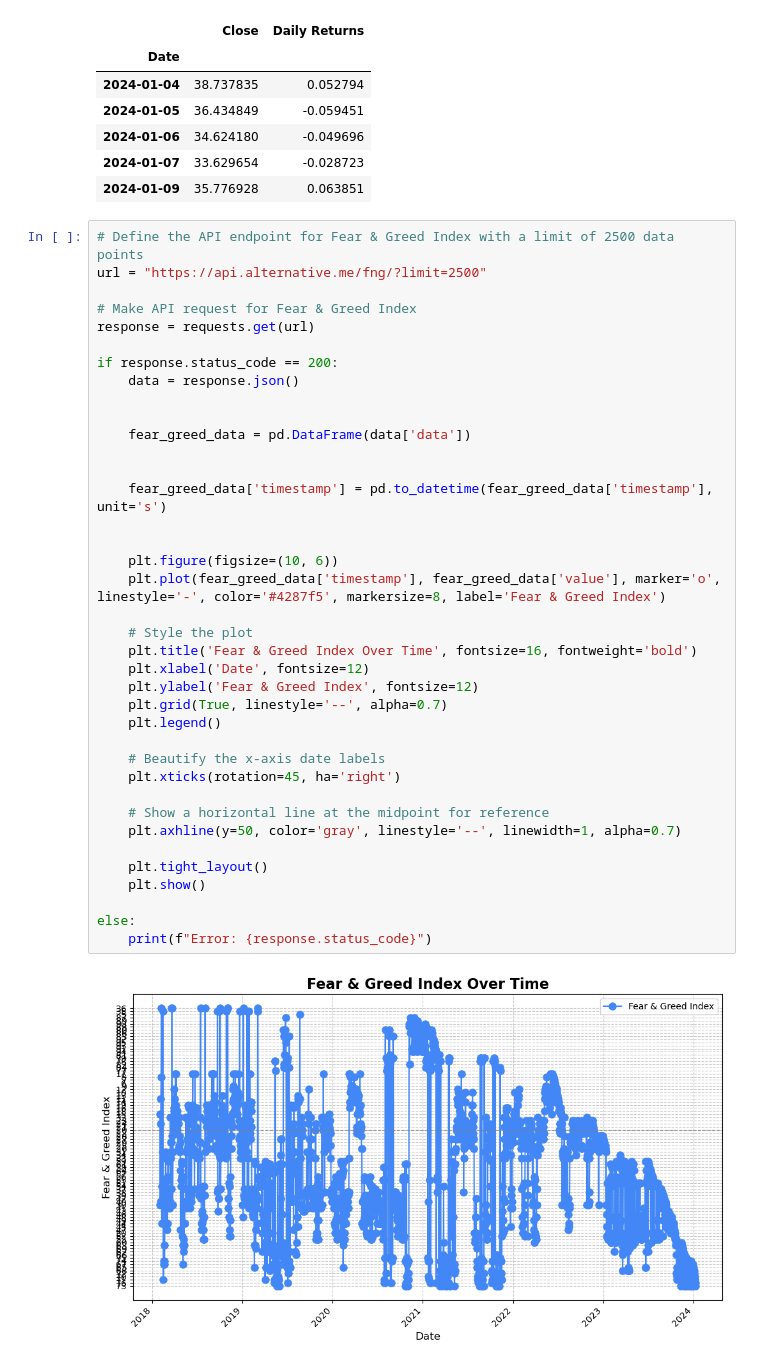
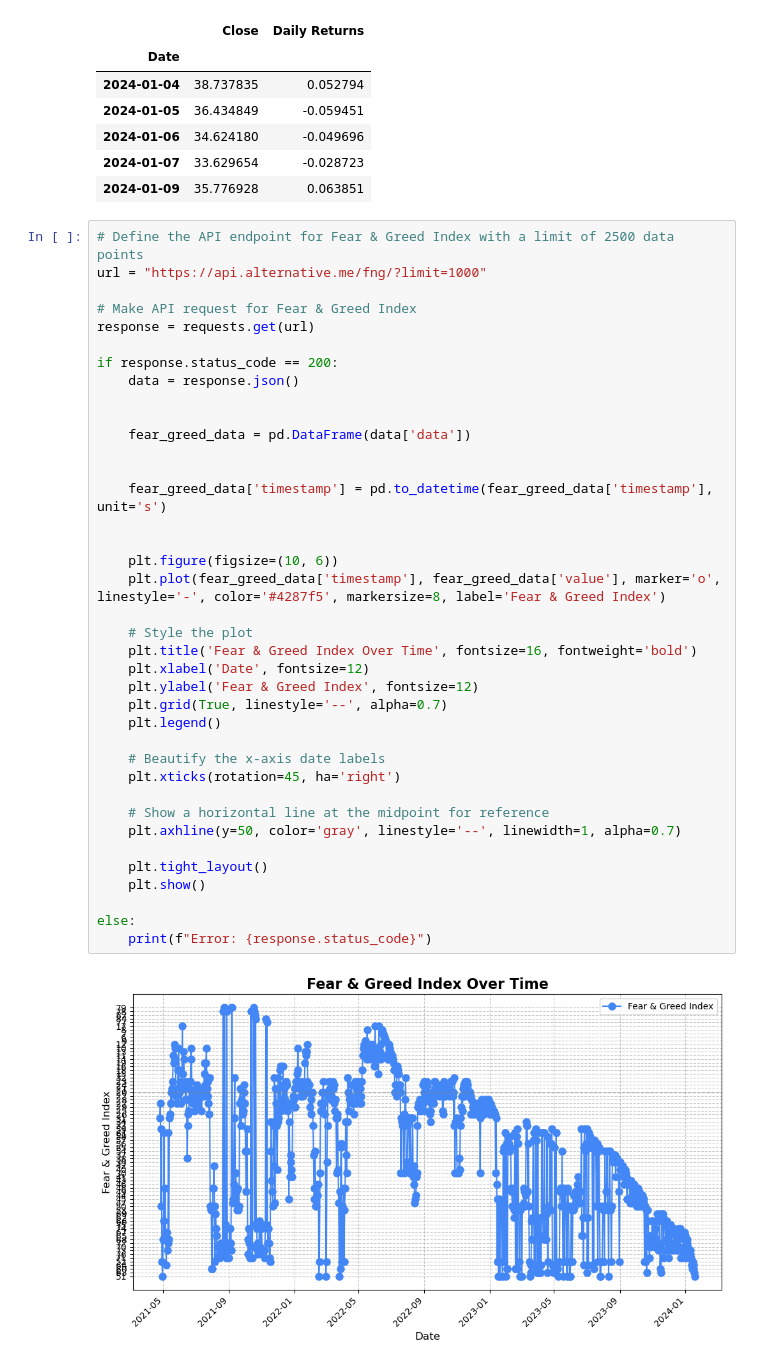
Before and after one commit to Chrisdeleon91/Algorithmic-Trading-Project-2, a Jupyter notebook: Project2.ipynb, the cells around one changed output. Saved outputs shown, nothing was run; the diff lists cells and outputs as text.

Commit message:
plots and api

```diff
--- a/Project2.ipynb
+++ b/Project2.ipynb
@@ -138,7 +138,7 @@ display(ava_df.tail())
 | 2024-01-09 | 35.776928 | 0.063851 |
 # %%
 # Define the API endpoint for Fear & Greed Index with a limit of 2500 data points
-url = "https://api.alternative.me/fng/?limit=2500"
+url = "https://api.alternative.me/fng/?limit=1000"
 
 # Make API request for Fear & Greed Index
 response = requests.get(url)
@@ -148,31 +148,31 @@ if response.status_code == 200:
 
 
     fear_greed_data = pd.DataFrame(data['data'])
 
 
     fear_greed_data['timestamp'] = pd.to_datetime(fear_greed_data['timestamp'], unit='s')
 
 
     plt.figure(figsize=(10, 6))
     plt.plot(fear_greed_data['timestamp'], fear_greed_data['value'], marker='o', linestyle='-', color='#4287f5', markersize=8, label='Fear & Greed Index')
 
     # Style the plot
     plt.title('Fear & Greed Index Over Time', fontsize=16, fontweight='bold')
     plt.xlabel('Date', fontsize=12)
     plt.ylabel('Fear & Greed Index', fontsize=12)
     plt.grid(True, linestyle='--', alpha=0.7)
     plt.legend()
 
     # Beautify the x-axis date labels
     plt.xticks(rotation=45, ha='right')
 
     # Show a horizontal line at the midpoint for reference
     plt.axhline(y=50, color='gray', linestyle='--', linewidth=1, alpha=0.7)
 
     plt.tight_layout()
     plt.show()
 
 else:
     print(f"Error: {response.status_code}")
 # %% [output]
-[figure, old version]
+[figure, new version]
```
Also changed, not shown: parts of 9 cells of this notebook, 8 other files.
